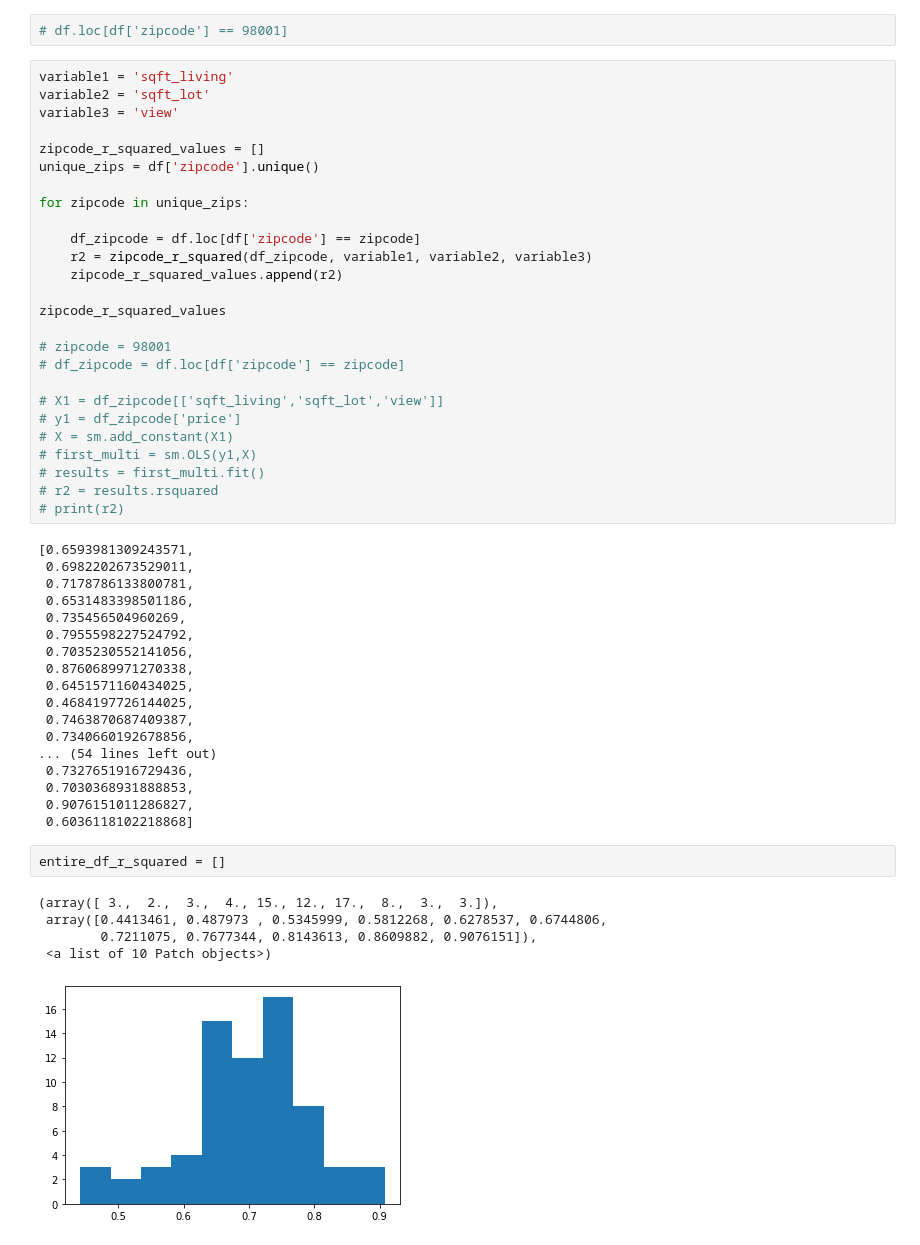
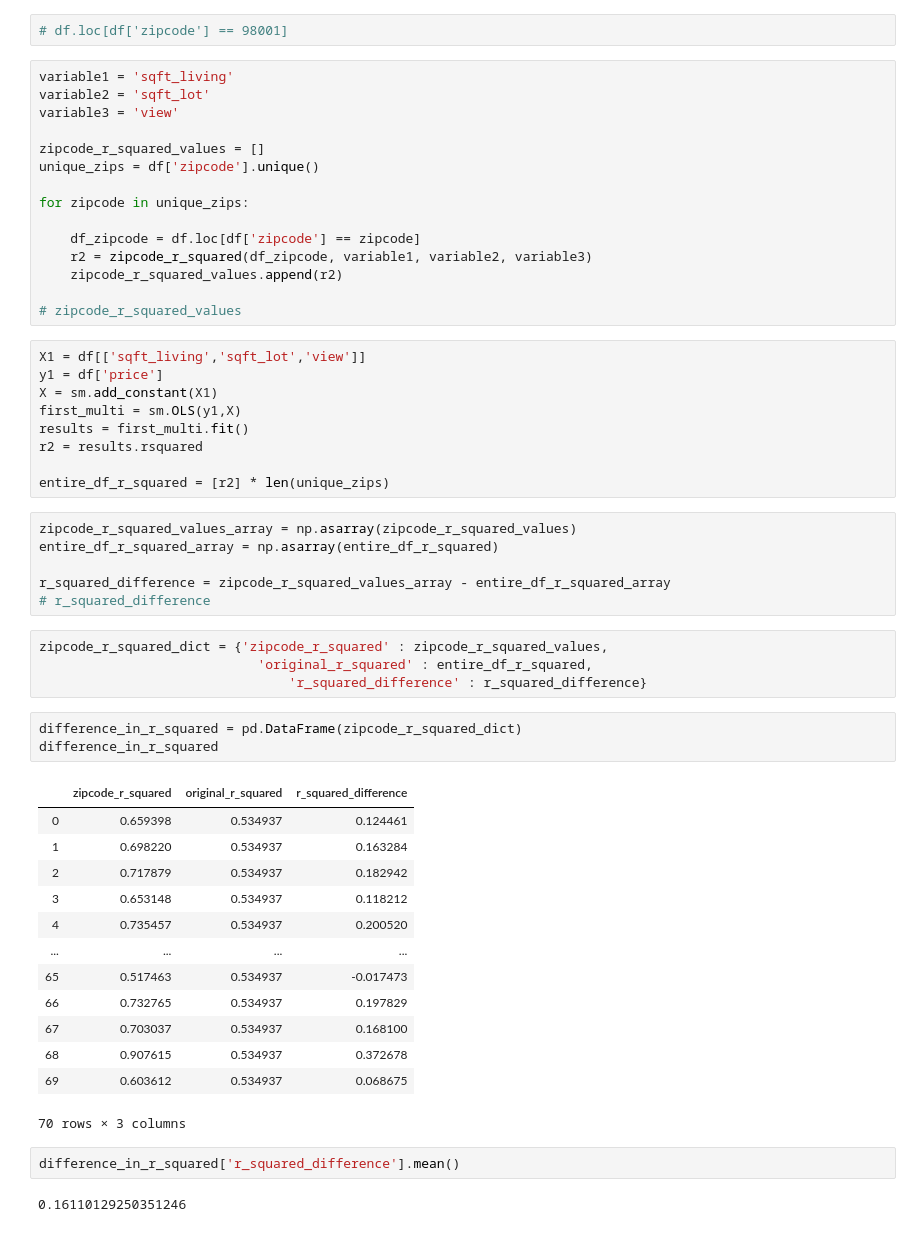
Before and after one commit to petehumphries/housing_project, a Jupyter notebook: project_1_regression_modelling_RM.ipynb, the cells around one changed output. Drawn from its saved outputs; the diff is of its cells as text.

```diff
--- a/project_1_regression_modelling_RM.ipynb
+++ b/project_1_regression_modelling_RM.ipynb
@@ -203,41 +203,44 @@ for zipcode in unique_zips:
     r2 = zipcode_r_squared(df_zipcode, variable1, variable2, variable3)
     zipcode_r_squared_values.append(r2)
 
-zipcode_r_squared_values
-
-# zipcode = 98001
-# df_zipcode = df.loc[df['zipcode'] == zipcode]
-
-# X1 = df_zipcode[['sqft_living','sqft_lot','view']]
-# y1 = df_zipcode['price']
-# X = sm.add_constant(X1)
-# first_multi = sm.OLS(y1,X)
-# results = first_multi.fit()
-# r2 = results.rsquared
-# print(r2)
+# zipcode_r_squared_values
-# %% [output]
-[0.6593981309243571,
- 0.6982202673529011,
- 0.7178786133800781,
- 0.6531483398501186,
- 0.735456504960269,
- 0.7955598227524792,
- 0.7035230552141056,
- 0.8760689971270338,
- 0.6451571160434025,
- 0.4684197726144025,
- 0.7463870687409387,
- 0.7340660192678856,
-... (54 lines left out)
- 0.7327651916729436,
- 0.7030368931888853,
- 0.9076151011286827,
- 0.6036118102218868]
-# %%
-entire_df_r_squared = []
-# %% [output]
-(array([ 3.,  2.,  3.,  4., 15., 12., 17.,  8.,  3.,  3.]),
- array([0.4413461, 0.487973 , 0.5345999, 0.5812268, 0.6278537, 0.6744806,
-        0.7211075, 0.7677344, 0.8143613, 0.8609882, 0.9076151]),
- <a list of 10 Patch objects>)
-[figure, removed]
+# %%
+X1 = df[['sqft_living','sqft_lot','view']]
+y1 = df['price']
+X = sm.add_constant(X1)
+first_multi = sm.OLS(y1,X)
+results = first_multi.fit()
+r2 = results.rsquared
+
+entire_df_r_squared = [r2] * len(unique_zips)
+# %%
+zipcode_r_squared_values_array = np.asarray(zipcode_r_squared_values)
+entire_df_r_squared_array = np.asarray(entire_df_r_squared)
+
+r_squared_difference = zipcode_r_squared_values_array - entire_df_r_squared_array
+# r_squared_difference
+# %%
+zipcode_r_squared_dict = {'zipcode_r_squared' : zipcode_r_squared_values,
+                            'original_r_squared' : entire_df_r_squared,
+                                'r_squared_difference' : r_squared_difference}
+# %%
+difference_in_r_squared = pd.DataFrame(zipcode_r_squared_dict)
+difference_in_r_squared
+# %% [output]
+|  | zipcode_r_squared | original_r_squared | r_squared_difference |
+| 0 | 0.659398 | 0.534937 | 0.124461 |
+| 1 | 0.698220 | 0.534937 | 0.163284 |
+| 2 | 0.717879 | 0.534937 | 0.182942 |
+| 3 | 0.653148 | 0.534937 | 0.118212 |
+| 4 | 0.735457 | 0.534937 | 0.200520 |
+| ... | ... | ... | ... |
+| 65 | 0.517463 | 0.534937 | -0.017473 |
+| 66 | 0.732765 | 0.534937 | 0.197829 |
+| 67 | 0.703037 | 0.534937 | 0.168100 |
+| 68 | 0.907615 | 0.534937 | 0.372678 |
+| 69 | 0.603612 | 0.534937 | 0.068675 |
+70 rows × 3 columns
+# %%
+difference_in_r_squared['r_squared_difference'].mean()
+# %% [output]
+0.16110129250351246
```
Also changed, not shown: parts of 4 cells of this notebook.
